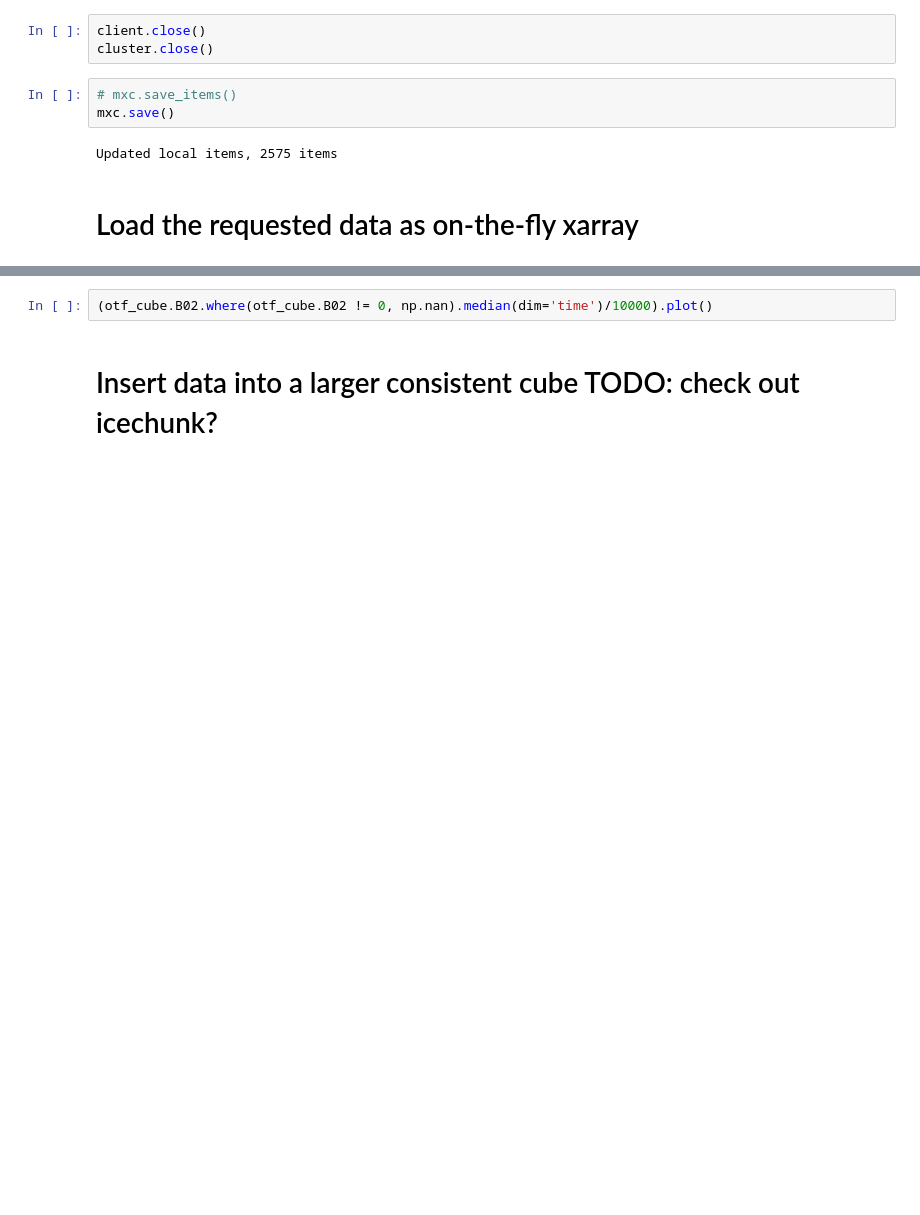
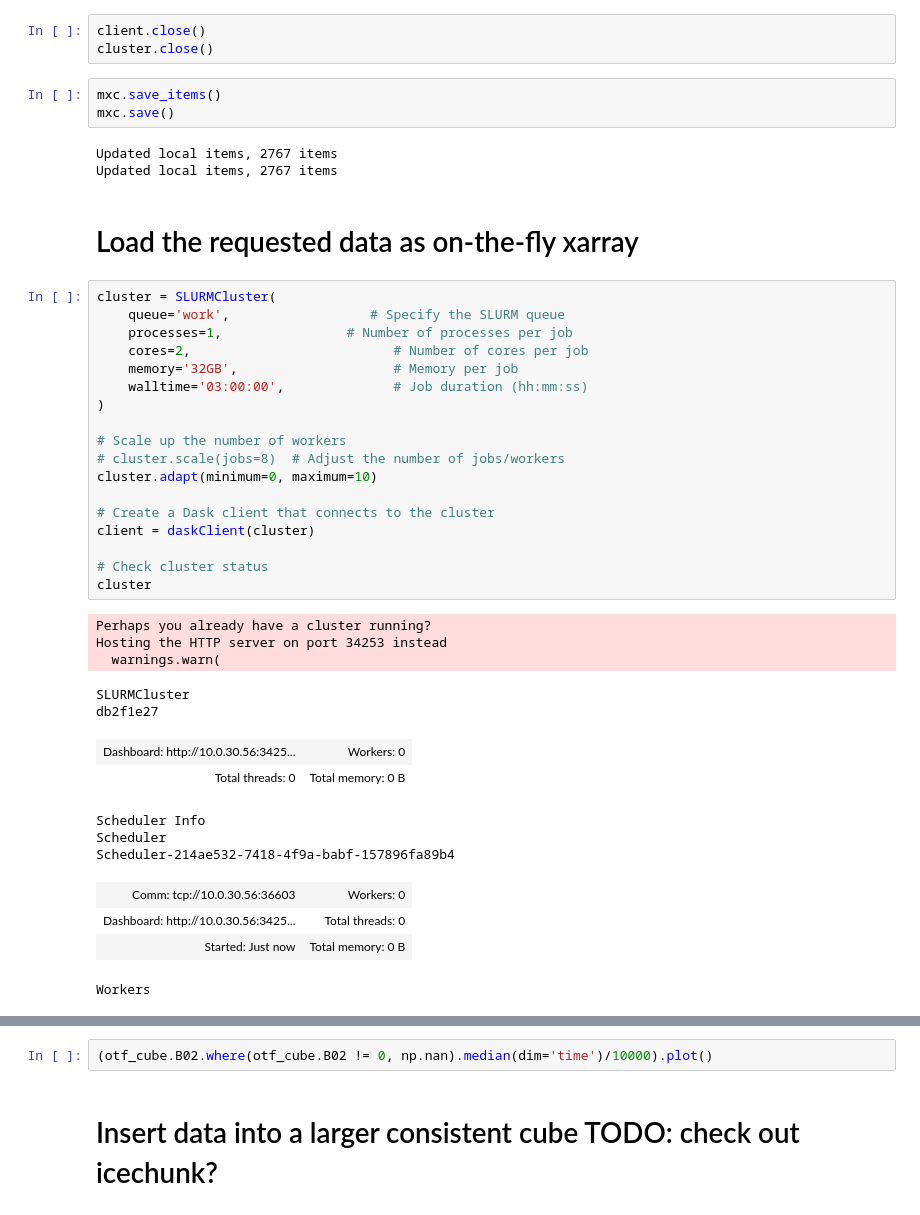
Before and after one commit to MarkusZehner/stacathome, a Jupyter notebook: walltowall.ipynb, the cells around one changed output, grey strips where cells are left out. Drawn from its saved outputs; the diff is of its cells as text; blank space fills up the shorter version.

```diff
--- a/walltowall.ipynb
+++ b/walltowall.ipynb
@@ -129,10 +181,44 @@ Items requested: 0, Items requestedlocal : 0, Items local: 1242
 client.close()
 cluster.close()
 # %%
-# mxc.save_items()
+mxc.save_items()
 mxc.save()
 # %% [output]
-Updated local items, 2575 items
+Updated local items, 2767 items
+Updated local items, 2767 items
 # %% [markdown]
 # Load the requested data as on-the-fly xarray
+# %%
+cluster = SLURMCluster(
+    queue='work',                  # Specify the SLURM queue
+    processes=1,                # Number of processes per job
+    cores=2,                          # Number of cores per job
+    memory='32GB',                    # Memory per job
+    walltime='03:00:00',              # Job duration (hh:mm:ss)
+)
+
+# Scale up the number of workers
+# cluster.scale(jobs=8)  # Adjust the number of jobs/workers
+cluster.adapt(minimum=0, maximum=10)
+
+# Create a Dask client that connects to the cluster
+client = daskClient(cluster)
+
+# Check cluster status
+cluster
+# %% [output]
+Perhaps you already have a cluster running?
+Hosting the HTTP server on port 34253 instead
+  warnings.warn(
+SLURMCluster
+db2f1e27
+| Dashboard: http://10.0.30.56:3425... | Workers: 0 |
+| Total threads: 0 | Total memory: 0 B |
+Scheduler Info
+Scheduler
+Scheduler-214ae532-7418-4f9a-babf-157896fa89b4
+| Comm: tcp://10.0.30.56:36603 | Workers: 0 |
+| Dashboard: http://10.0.30.56:3425... | Total threads: 0 |
+| Started: Just now | Total memory: 0 B |
+Workers
 # %%
```
Also changed, not shown: parts of 46 cells of this notebook, 5 other files.
